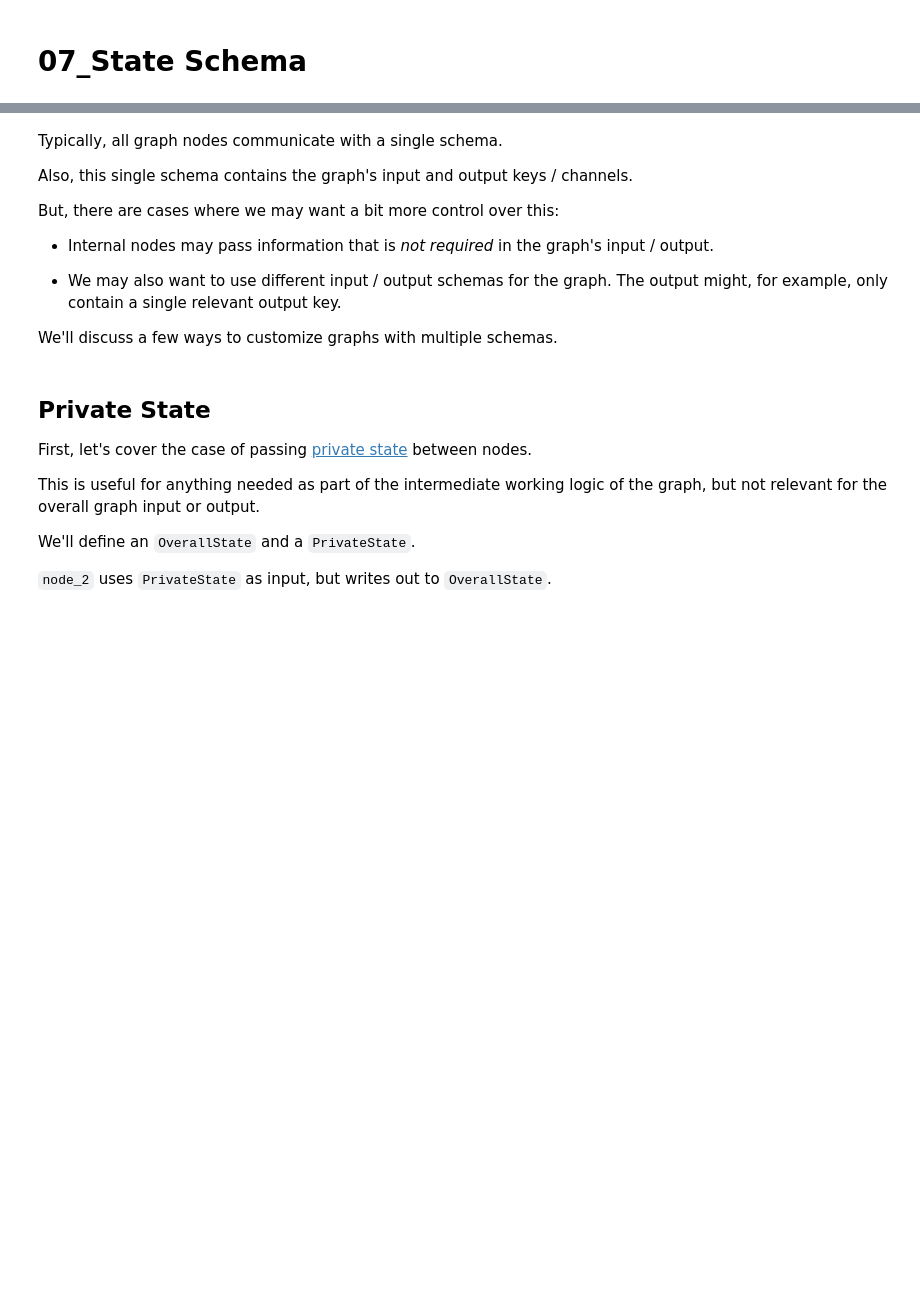
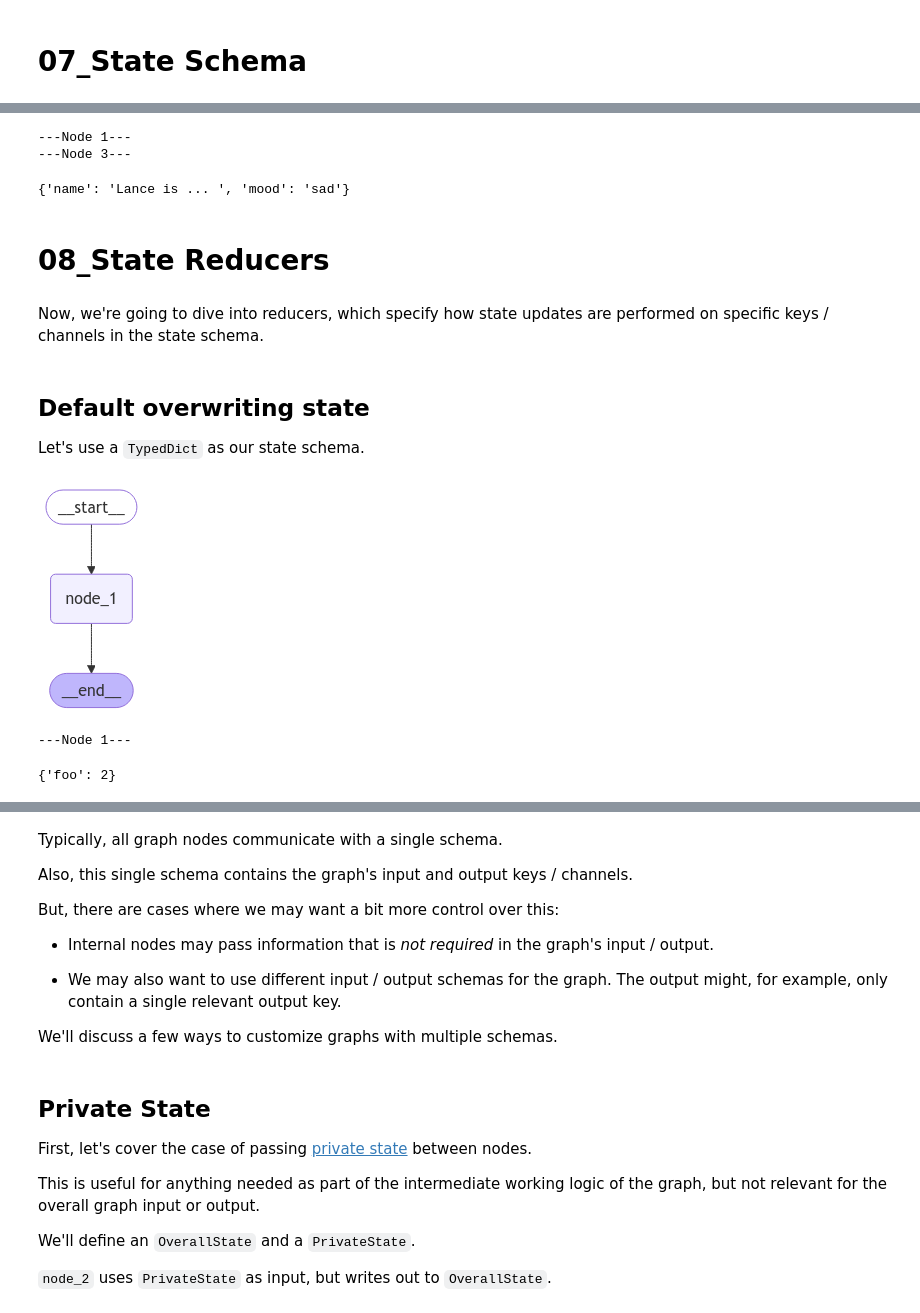
Before and after one commit to Vaibhav-Kumar-Yadav/LangGraph, a Jupyter notebook: src/LangGraph_With_AzureOpenAI.ipynb, the cells around one changed output, grey strips where cells are left out. Saved outputs shown, nothing was run; the diff lists cells and outputs as text; code cells hidden in the pictures; blank space fills up the shorter version.

```diff
--- a/src/LangGraph_With_AzureOpenAI.ipynb
+++ b/src/LangGraph_With_AzureOpenAI.ipynb
@@ -903,0 +1078,19 @@ The result of multiplying 7 by 2 is 14.
+# %%
+from pydantic import BaseModel, field_validator, ValidationError
+
+class PydanticState(BaseModel):
+    name: str
+    mood: str # "happy" or "sad"
+
+    @field_validator('mood')
+    @classmethod
+    def validate_mood(cls, value):
+        # Ensure the mood is either "happy" or "sad"
+        if value not in ["happy", "sad"]:
+            raise ValueError("Each mood must be either 'happy' or 'sad'")
+        return value
+
+try:
+    state = PydanticState(name="John Doe", mood="mad")
+except ValidationError as e:
+    print("Validation Error:", e)
@@ -903,0 +1124,46 @@ The result of multiplying 7 by 2 is 14.
+# %%
+graph.invoke(PydanticState(name="Lance",mood="sad"))
+# %% [output]
+---Node 1---
+---Node 3---
+{'name': 'Lance is ... ', 'mood': 'sad'}
+# %% [markdown]
+# 08_State Reducers
+# %% [markdown]
+Now, we're going to dive into reducers, which specify how state updates are performed on specific keys / channels in the state schema.
+# %% [markdown]
+## Default overwriting state
+
+Let's use a `TypedDict` as our state schema.
+# %%
+from typing_extensions import TypedDict
+from IPython.display import Image, display
+from langgraph.graph import StateGraph, START, END
+
+class State(TypedDict):
+    foo: int
+
+def node_1(state):
+    print("---Node 1---")
+    return {"foo": state['foo'] + 1}
+
+# Build graph
+builder = StateGraph(State)
+builder.add_node("node_1", node_1)
+
+# Logic
+builder.add_edge(START, "node_1")
+builder.add_edge("node_1", END)
+
+# Add
+graph = builder.compile()
+
+# View
+display(Image(graph.get_graph().draw_mermaid_png()))
+# %% [output]
+[figure, added]
+# %%
+graph.invoke({"foo" : 1})
+# %% [output]
+---Node 1---
+{'foo': 2}
```
Also changed, not shown: parts of 69 cells of this notebook.
